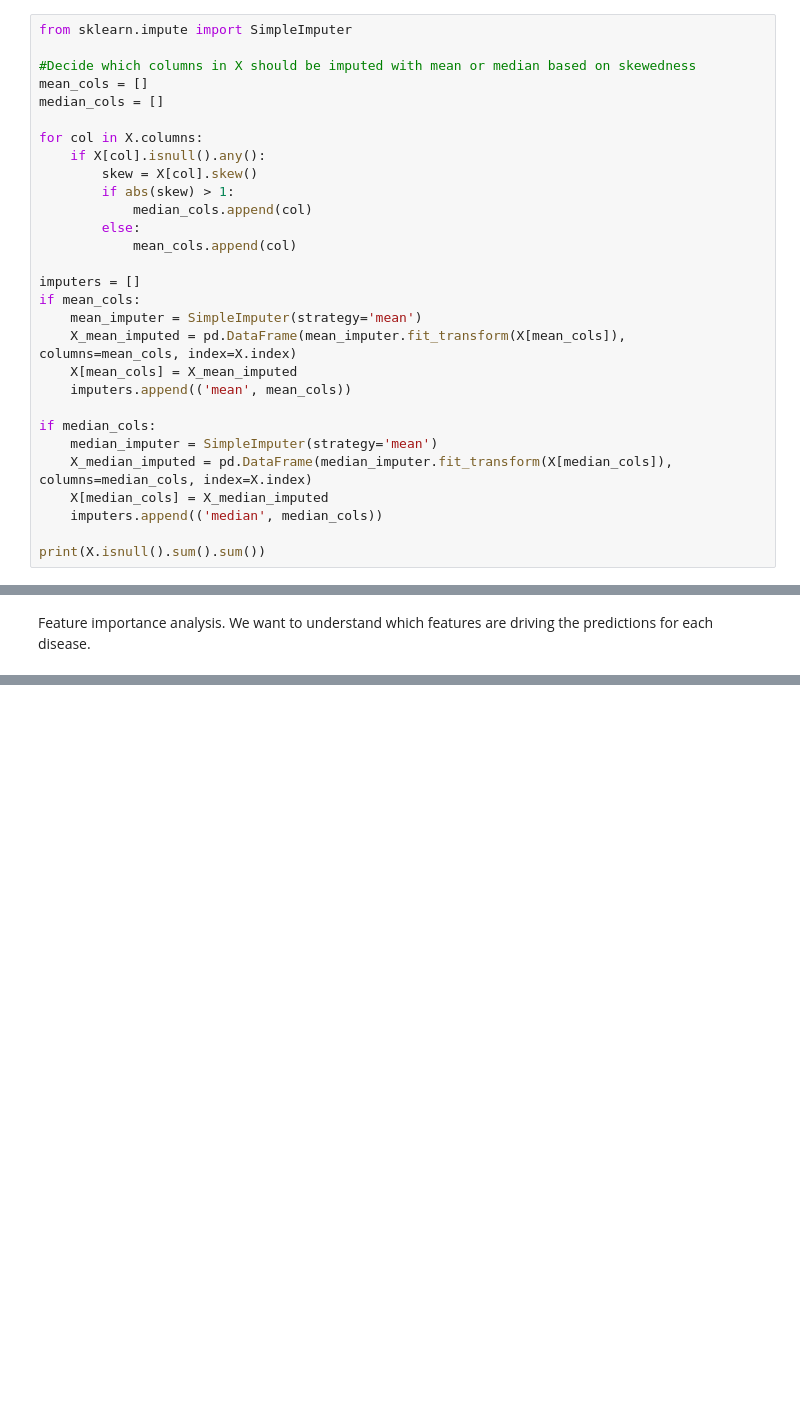
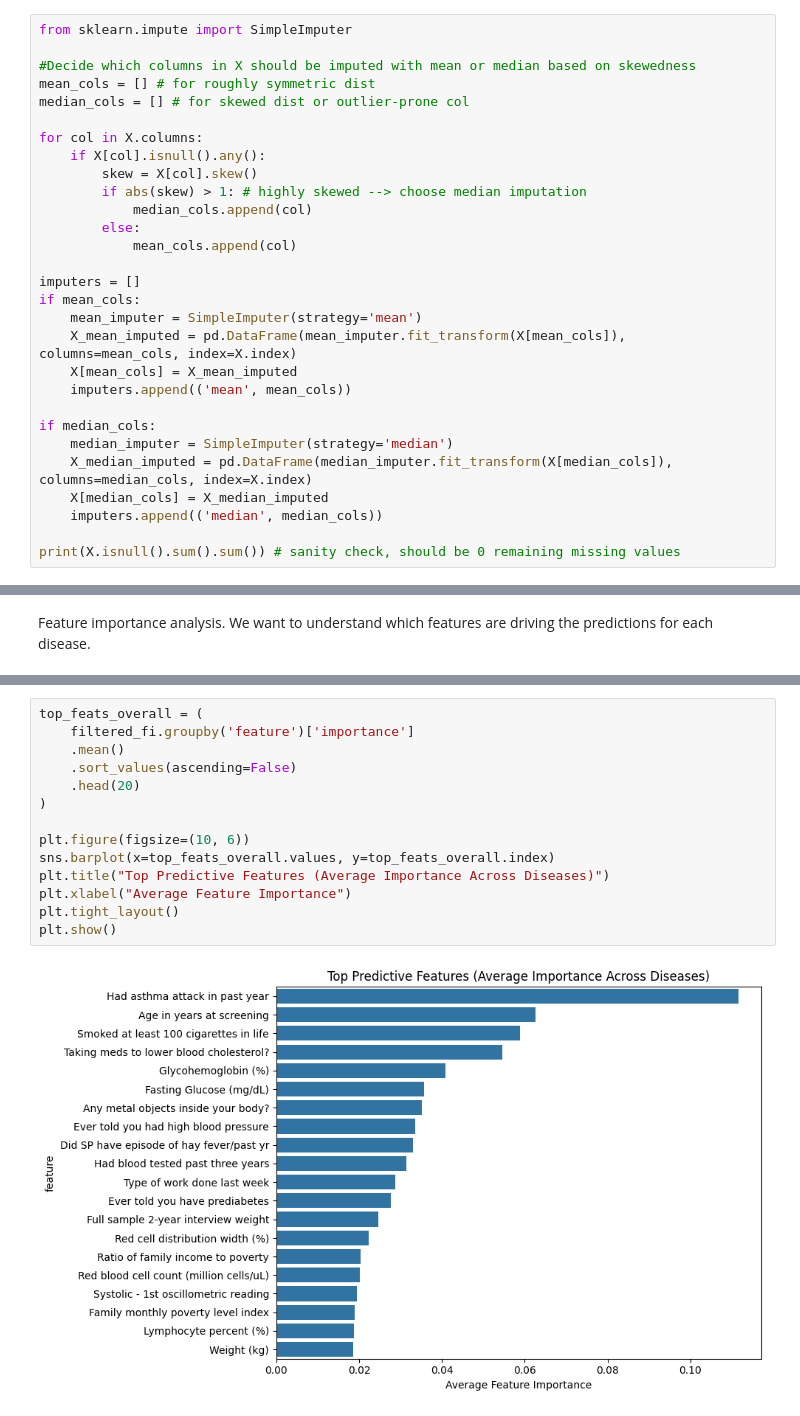
Before and after one commit to ethanwynn/disease-prediction-model, a Jupyter notebook: Disease_Prediction_Model.ipynb, the cells around one changed output, grey strips where cells are left out. Saved outputs shown, nothing was run; the diff lists cells and outputs as text; blank space fills up the shorter version.

```diff
--- a/Disease_Prediction_Model.ipynb
+++ b/Disease_Prediction_Model.ipynb
@@ -324,13 +356,13 @@ Impute NULLs in X
 from sklearn.impute import SimpleImputer
 
 #Decide which columns in X should be imputed with mean or median based on skewedness
-mean_cols = []
-median_cols = []
+mean_cols = [] # for roughly symmetric dist
+median_cols = [] # for skewed dist or outlier-prone col
 
 for col in X.columns:
     if X[col].isnull().any():
         skew = X[col].skew()
-        if abs(skew) > 1:
+        if abs(skew) > 1: # highly skewed --> choose median imputation
             median_cols.append(col)
         else:
             mean_cols.append(col)
@@ -343,12 +375,12 @@ if mean_cols:
     imputers.append(('mean', mean_cols))
 
 if median_cols:
-    median_imputer = SimpleImputer(strategy='mean')
+    median_imputer = SimpleImputer(strategy='median')
     X_median_imputed = pd.DataFrame(median_imputer.fit_transform(X[median_cols]), columns=median_cols, index=X.index)
     X[median_cols] = X_median_imputed
     imputers.append(('median', median_cols))
 
-print(X.isnull().sum().sum())
+print(X.isnull().sum().sum()) # sanity check, should be 0 remaining missing values
 # %% [output]
 0
 # %% [markdown]
@@ -507,0 +640,16 @@ plot_top_feats(feature_importance_summ, code_map)
+# %%
+top_feats_overall = (
+    filtered_fi.groupby('feature')['importance']
+    .mean()
+    .sort_values(ascending=False)
+    .head(20)
+)
+
+plt.figure(figsize=(10, 6))
+sns.barplot(x=top_feats_overall.values, y=top_feats_overall.index)
+plt.title("Top Predictive Features (Average Importance Across Diseases)")
+plt.xlabel("Average Feature Importance")
+plt.tight_layout()
+plt.show()
+# %% [output]
+[figure, added]
```
Also changed, not shown: parts of 38 cells of this notebook.
